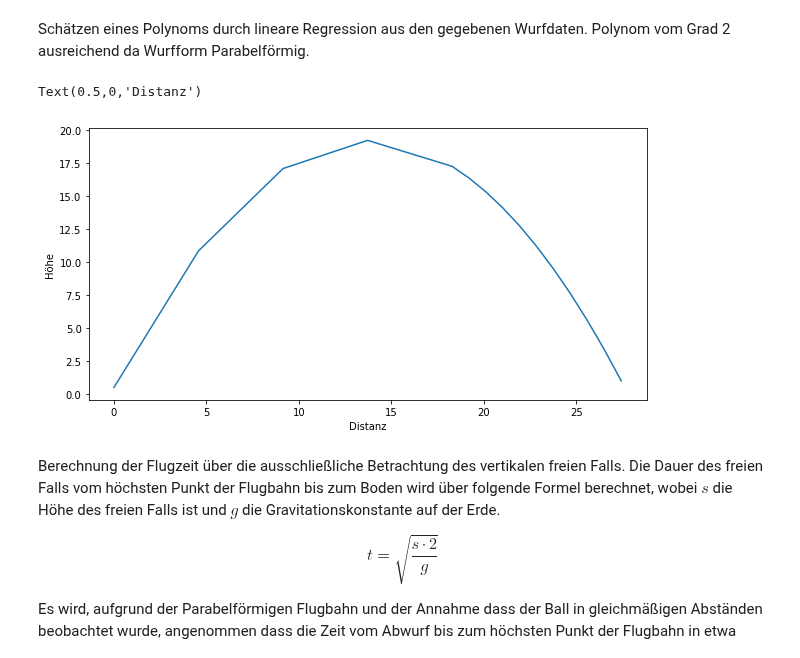
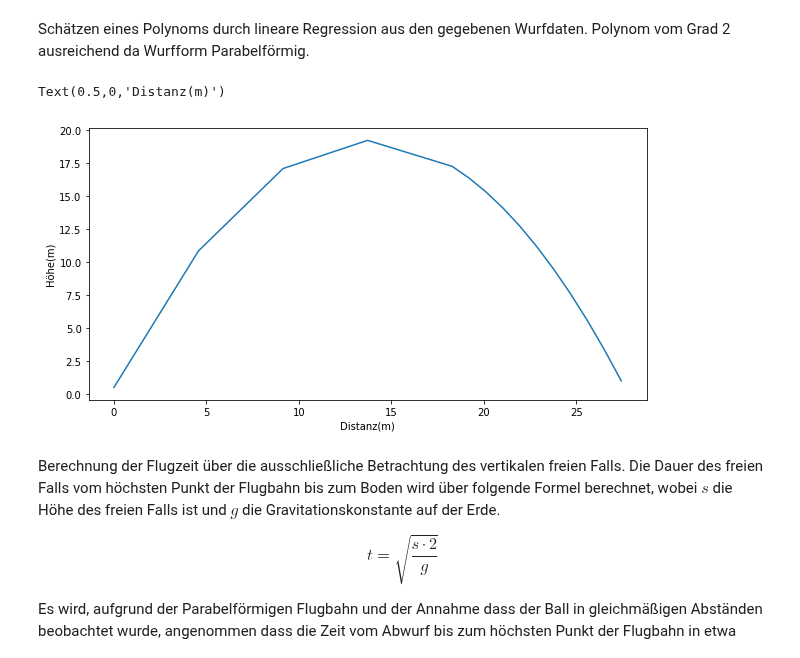
Before and after one commit to darenegade/modellbildung, a Jupyter notebook: Abgabe1/Abgabe1.ipynb, the cells around one changed output. Drawn from its saved outputs; the diff is of its cells as text; code cells hidden in the pictures.

```diff
--- a/Abgabe1/Abgabe1.ipynb
+++ b/Abgabe1/Abgabe1.ipynb
@@ -291,14 +271,14 @@ Schätzen eines Polynoms durch lineare Regression aus den gegebenen Wurfdaten. P
 # %%
 plt.subplots(figsize=(10,5))
 
 coeffs = poly.polyfit(ThrowData['Distance(yds)'],height,2);
 ffit = poly.Polynomial(coeffs)    # instead of np.poly1d
 plt.plot(ThrowData['Distance(yds)'], ffit(ThrowData['Distance(yds)']))
-plt.ylabel('Höhe')
-plt.xlabel('Distanz')
+plt.ylabel('Höhe(m)')
+plt.xlabel('Distanz(m)')
 # %% [output]
-Text(0.5,0,'Distanz')
+Text(0.5,0,'Distanz(m)')
-[figure, old version]
+[figure, new version]
 # %% [markdown]
 Berechnung der Flugzeit über die ausschließliche Betrachtung des vertikalen freien Falls. Die Dauer des freien Falls vom höchsten Punkt der Flugbahn bis zum Boden wird über folgende Formel berechnet, wobei $s$ die Höhe des freien Falls ist und $g$ die Gravitationskonstante auf der Erde.
 
```
Also changed, not shown: parts of 15 cells of this notebook.
